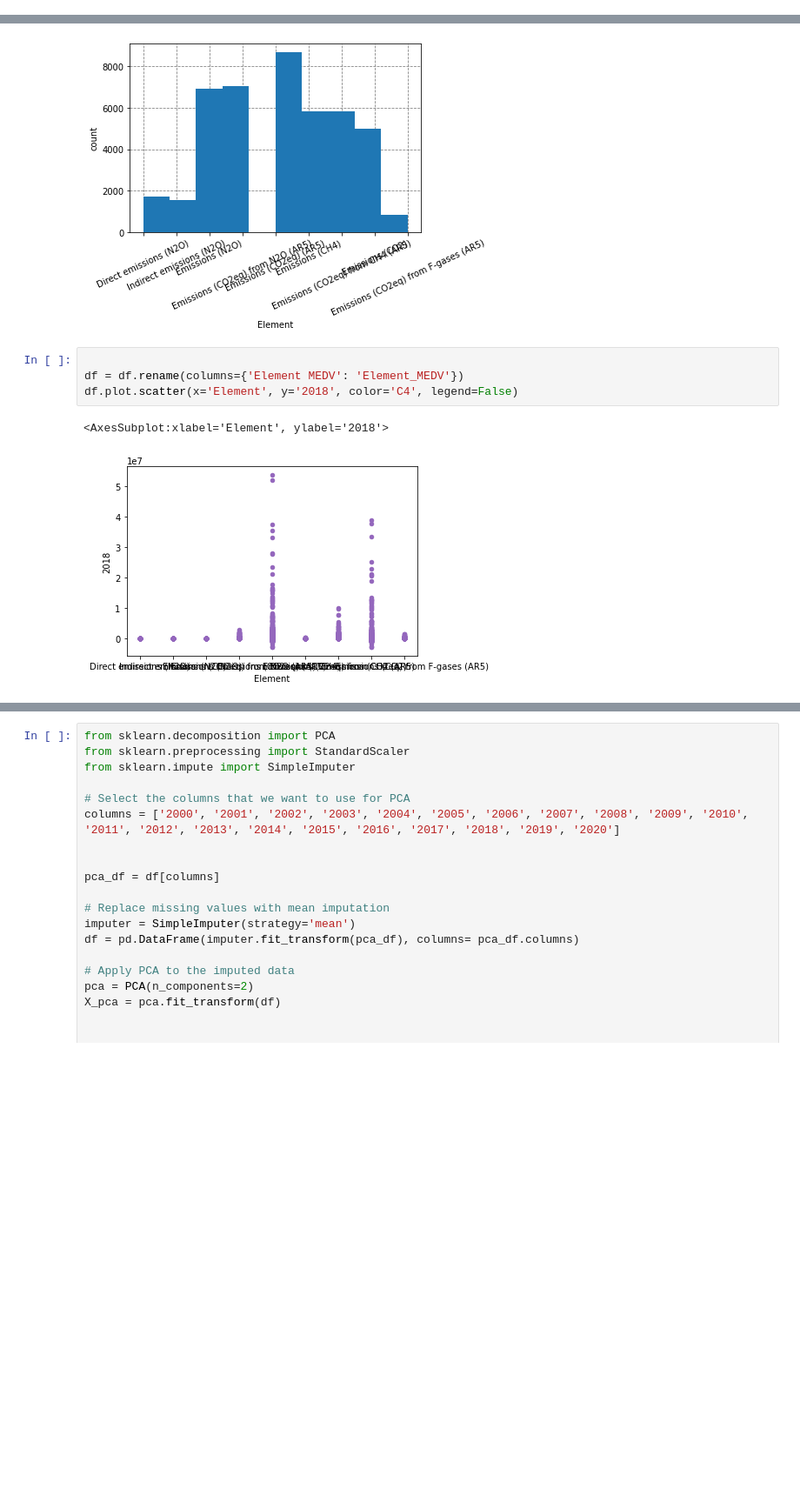
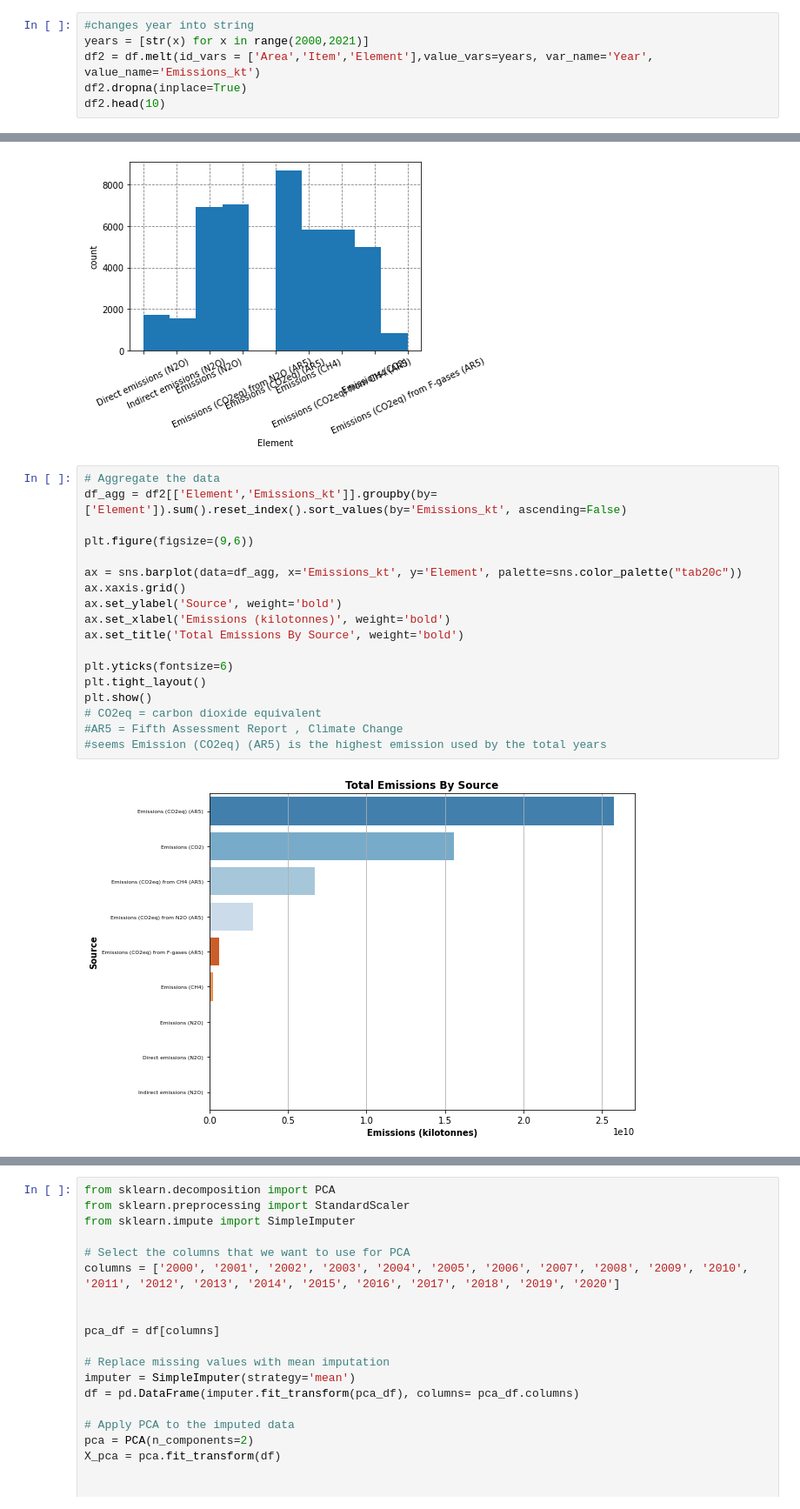
Before and after one commit to ashleyrabanales/rabanales_ML, a Jupyter notebook: Homework/midterm.ipynb, the cells around one changed output, grey strips where cells are left out. Shown at 87% size. Cells and saved outputs as stored; diff of their text form; blank space fills up the shorter version.

```diff
--- a/Homework/midterm.ipynb
+++ b/Homework/midterm.ipynb
@@ -112,3 +134,9 @@ df.describe()
 | 75% | 2.000795e+03 | 1.948389e+03 | 2.035267e+03 | 2.079660e+03 | 2.106866e+03 | 2.169814e+03 | 2.218620e+03 | 2.268439e+03 | 2.287093e+03 | 2.295209e+03 | ... | ... |
 | max | 3.880104e+07 | 3.858777e+07 | 3.977286e+07 | 4.107819e+07 | 4.314763e+07 | 4.407000e+07 | 4.578420e+07 | 4.632066e+07 | 4.721273e+07 | 4.713105e+07 | ... | ... |
 8 rows × 21 columns
+# %%
+#changes year into string
+years = [str(x) for x in range(2000,2021)]
+df2 = df.melt(id_vars = ['Area','Item','Element'],value_vars=years, var_name='Year', value_name='Emissions_kt')
+df2.dropna(inplace=True)
+df2.head(10)
@@ -125,10 +165,23 @@ plt.xticks(rotation = 25)
 plt.show()
 # %% [output]
 [figure]
-# %%
-
-df = df.rename(columns={'Element MEDV': 'Element_MEDV'})
-df.plot.scatter(x='Element', y='2018', color='C4', legend=False)
-# %% [output]
-<AxesSubplot:xlabel='Element', ylabel='2018'>
-[figure, removed]
+# %%
+# Aggregate the data
+df_agg = df2[['Element','Emissions_kt']].groupby(by=['Element']).sum().reset_index().sort_values(by='Emissions_kt', ascending=False)
+
+plt.figure(figsize=(9,6))
+
+ax = sns.barplot(data=df_agg, x='Emissions_kt', y='Element', palette=sns.color_palette("tab20c"))
+ax.xaxis.grid()
+ax.set_ylabel('Source', weight='bold')
+ax.set_xlabel('Emissions (kilotonnes)', weight='bold')
+ax.set_title('Total Emissions By Source', weight='bold')
+
+plt.yticks(fontsize=6)
+plt.tight_layout()
+plt.show()
+# CO2eq = carbon dioxide equivalent
+#AR5 = Fifth Assessment Report , Climate Change
+#seems Emission (CO2eq) (AR5) is the highest emission used by the total years
+# %% [output]
+[figure, added]
```
Also changed, not shown: parts of 10 cells of this notebook, 1 other file.
